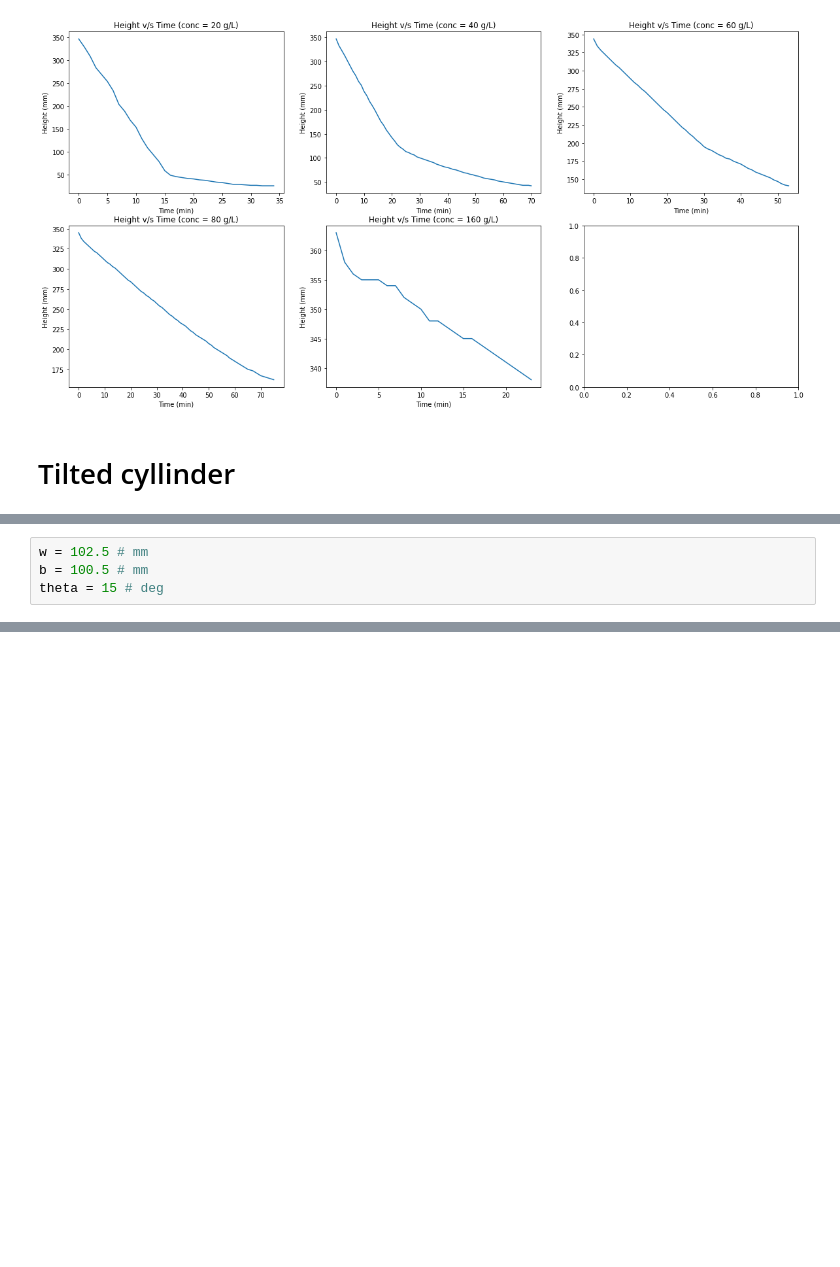
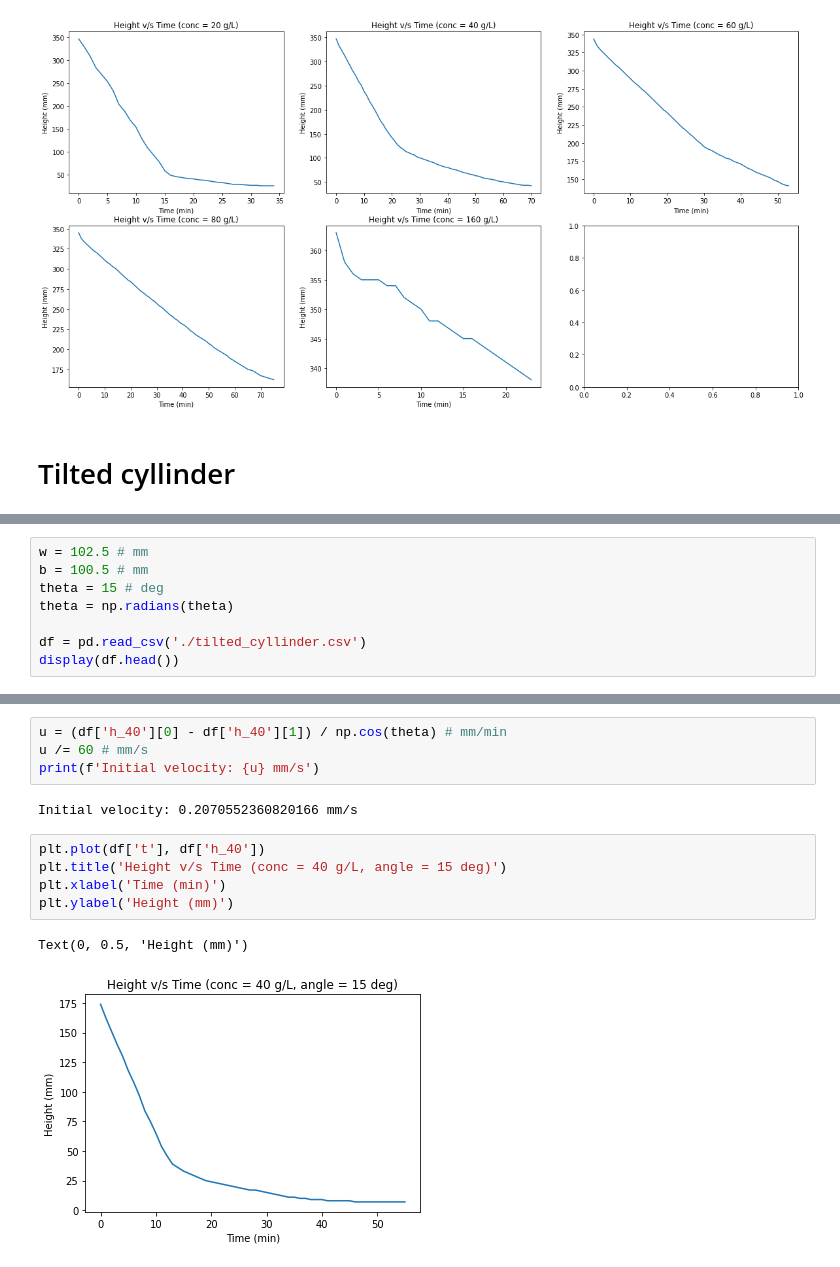
Before and after one commit to relaxxpls/CL333-ChE-Lab-2, a Jupyter notebook: FM302/solve.ipynb, the cells around one changed output, grey strips where cells are left out. Saved outputs shown, nothing was run; the diff lists cells and outputs as text; blank space fills up the shorter version.

Commit message:
👌 IMPROVE: Add tilted cyllinder code

```diff
--- a/FM302/solve.ipynb
+++ b/FM302/solve.ipynb
@@ -138,3 +142,7 @@ Text(0, 0.5, 'Height (mm)')
 w = 102.5 # mm
 b = 100.5 # mm
 theta = 15 # deg
+theta = np.radians(theta)
+
+df = pd.read_csv('./tilted_cyllinder.csv')
+display(df.head())
@@ -140,0 +157,14 @@ theta = 15 # deg
+# %%
+u = (df['h_40'][0] - df['h_40'][1]) / np.cos(theta) # mm/min
+u /= 60 # mm/s
+print(f'Initial velocity: {u} mm/s')
+# %% [output]
+Initial velocity: 0.2070552360820166 mm/s
+# %%
+plt.plot(df['t'], df['h_40'])
+plt.title('Height v/s Time (conc = 40 g/L, angle = 15 deg)')
+plt.xlabel('Time (min)')
+plt.ylabel('Height (mm)')
+# %% [output]
+Text(0, 0.5, 'Height (mm)')
+[figure, added]
```
Also changed, not shown: parts of 2 cells of this notebook.
